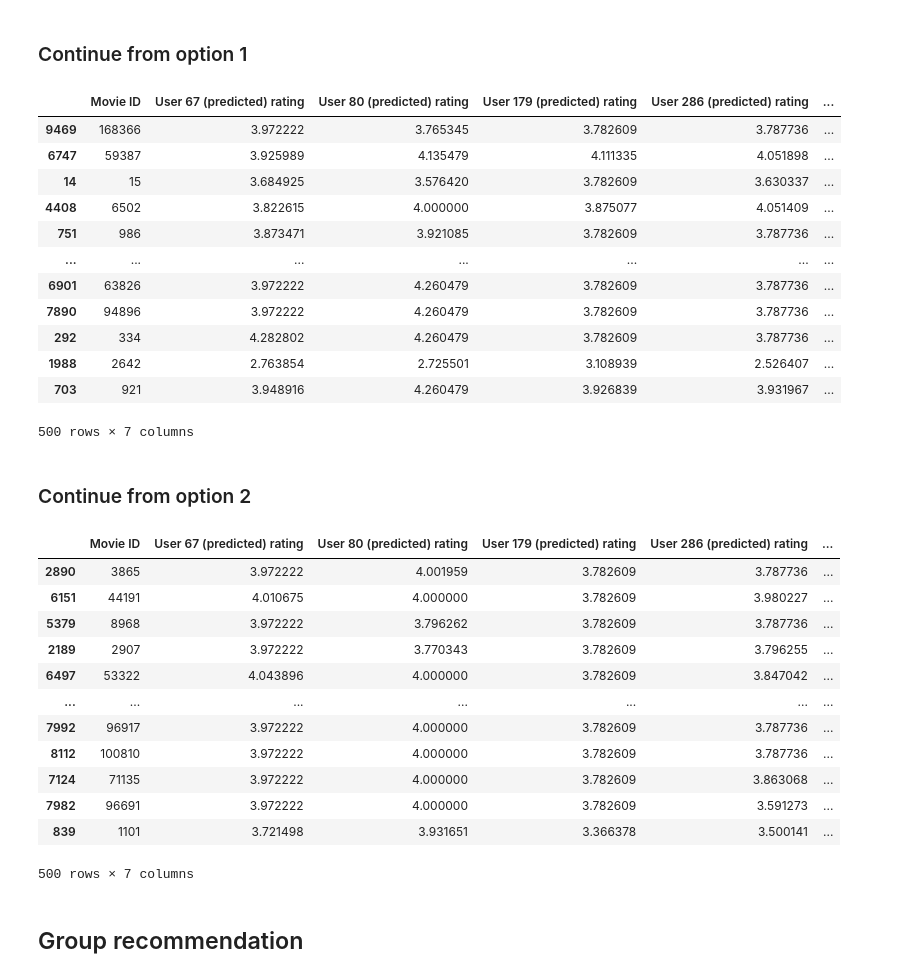
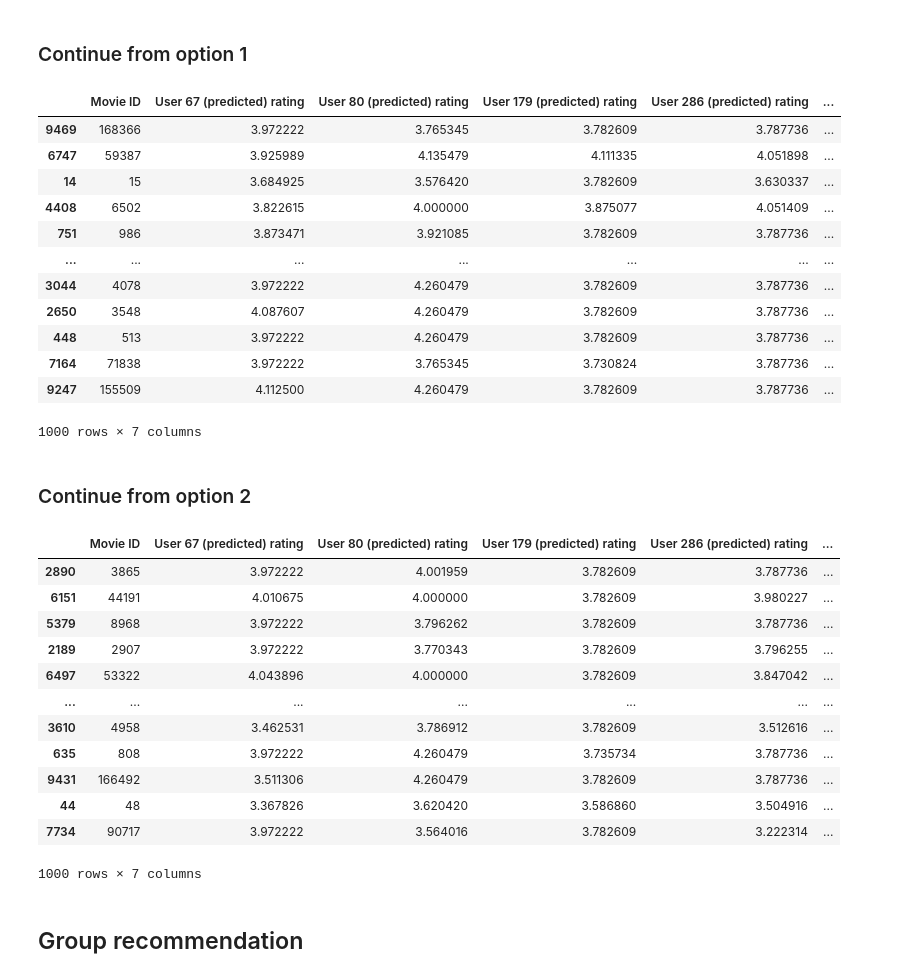
Before and after one commit to MinhNhatTRUONG-2001/movie-lens, a Jupyter notebook: movie-lens.ipynb, the cells around one changed output. Saved outputs shown, nothing was run; the diff lists cells and outputs as text; code cells hidden in the pictures.

```diff
--- a/movie-lens.ipynb
+++ b/movie-lens.ipynb
@@ -361,8 +361,9 @@ for i in range(1, len(group_predicted_movie_ratings)):
 merged_group_predicted_movie_ratings_df['Rating Difference'] = merged_group_predicted_movie_ratings_df[[f'User {user_id} (predicted) rating' for user_id in group]].max(axis=1) - merged_group_predicted_movie_ratings_df[[f'User {user_id} (predicted) rating' for user_id in group]].min(axis=1)
 sorted_merged_group_predicted_movie_ratings_df = merged_group_predicted_movie_ratings_df.sort_values(by='Rating Difference')
 
-# Get top 500 lowest rating difference
-filtered_sorted_merged_group_predicted_movie_ratings_df = sorted_merged_group_predicted_movie_ratings_df[:500]
+# Get top n lowest rating difference
+n_lowest_rating_diff = 1000
+filtered_sorted_merged_group_predicted_movie_ratings_df = sorted_merged_group_predicted_movie_ratings_df[:n_lowest_rating_diff]
 filtered_sorted_merged_group_predicted_movie_ratings_df
 # %% [output]
 |  | Movie ID | User 67 (predicted) rating | User 80 (predicted) rating | User 179 (predicted) rating | User 286 (predicted) rating | ... |
@@ -372,44 +373,44 @@ filtered_sorted_merged_group_predicted_movie_ratings_df
 | 4408 | 6502 | 3.822615 | 4.000000 | 3.875077 | 4.051409 | ... |
 | 751 | 986 | 3.873471 | 3.921085 | 3.782609 | 3.787736 | ... |
 | ... | ... | ... | ... | ... | ... | ... |
-| 6901 | 63826 | 3.972222 | 4.260479 | 3.782609 | 3.787736 | ... |
-| 7890 | 94896 | 3.972222 | 4.260479 | 3.782609 | 3.787736 | ... |
-| 292 | 334 | 4.282802 | 4.260479 | 3.782609 | 3.787736 | ... |
-| 1988 | 2642 | 2.763854 | 2.725501 | 3.108939 | 2.526407 | ... |
-| 703 | 921 | 3.948916 | 4.260479 | 3.926839 | 3.931967 | ... |
+| 3044 | 4078 | 3.972222 | 4.260479 | 3.782609 | 3.787736 | ... |
+| 2650 | 3548 | 4.087607 | 4.260479 | 3.782609 | 3.787736 | ... |
+| 448 | 513 | 3.972222 | 4.260479 | 3.782609 | 3.787736 | ... |
+| 7164 | 71838 | 3.972222 | 3.765345 | 3.730824 | 3.787736 | ... |
+| 9247 | 155509 | 4.112500 | 4.260479 | 3.782609 | 3.787736 | ... |
-500 rows × 7 columns
+1000 rows × 7 columns
 # %% [markdown]
 ### Continue from option 2
 # %%
 # Merge all group members' predicted movie ratings into a single table by movie ID
 merged_group_new_predicted_movie_ratings_df = group_new_predicted_movie_ratings[0]
 merged_group_new_predicted_movie_ratings_df = merged_group_new_predicted_movie_ratings_df.rename(columns={'User a (predicted) movie rating': f'User {group[0]} (predicted) rating'})
 for i in range(1, len(group_new_predicted_movie_ratings)):
     temp_predicted_movie_ratings_df = group_new_predicted_movie_ratings[i].rename(columns={'User a (predicted) movie rating': f'User {group[i]} (predicted) rating'})
     merged_group_new_predicted_movie_ratings_df = pd.merge(merged_group_new_predicted_movie_ratings_df, temp_predicted_movie_ratings_df, on="Movie ID")
 
 # Add a new column for calculating rating differences between the max and min predicted ratings for each movie
 merged_group_new_predicted_movie_ratings_df['Rating Difference'] = merged_group_new_predicted_movie_ratings_df[[f'User {user_id} (predicted) rating' for user_id in group]].max(axis=1) - merged_group_new_predicted_movie_ratings_df[[f'User {user_id} (predicted) rating' for user_id in group]].min(axis=1)
 sorted_merged_group_new_predicted_movie_ratings_df = merged_group_new_predicted_movie_ratings_df.sort_values(by='Rating Difference')
 
 # Get top n lowest rating difference
-n_lowest_rating_diff = 500
+n_lowest_rating_diff = 1000
 filtered_sorted_merged_group_new_predicted_movie_ratings_df = sorted_merged_group_new_predicted_movie_ratings_df[:n_lowest_rating_diff]
 filtered_sorted_merged_group_new_predicted_movie_ratings_df
 # %% [output]
 |  | Movie ID | User 67 (predicted) rating | User 80 (predicted) rating | User 179 (predicted) rating | User 286 (predicted) rating | ... |
 | 2890 | 3865 | 3.972222 | 4.001959 | 3.782609 | 3.787736 | ... |
 | 6151 | 44191 | 4.010675 | 4.000000 | 3.782609 | 3.980227 | ... |
 | 5379 | 8968 | 3.972222 | 3.796262 | 3.782609 | 3.787736 | ... |
 | 2189 | 2907 | 3.972222 | 3.770343 | 3.782609 | 3.796255 | ... |
 | 6497 | 53322 | 4.043896 | 4.000000 | 3.782609 | 3.847042 | ... |
 | ... | ... | ... | ... | ... | ... | ... |
-| 7992 | 96917 | 3.972222 | 4.000000 | 3.782609 | 3.787736 | ... |
-| 8112 | 100810 | 3.972222 | 4.000000 | 3.782609 | 3.787736 | ... |
-| 7124 | 71135 | 3.972222 | 4.000000 | 3.782609 | 3.863068 | ... |
-| 7982 | 96691 | 3.972222 | 4.000000 | 3.782609 | 3.591273 | ... |
-| 839 | 1101 | 3.721498 | 3.931651 | 3.366378 | 3.500141 | ... |
+| 3610 | 4958 | 3.462531 | 3.786912 | 3.782609 | 3.512616 | ... |
+| 635 | 808 | 3.972222 | 4.260479 | 3.735734 | 3.787736 | ... |
+| 9431 | 166492 | 3.511306 | 4.260479 | 3.782609 | 3.787736 | ... |
+| 44 | 48 | 3.367826 | 3.620420 | 3.586860 | 3.504916 | ... |
+| 7734 | 90717 | 3.972222 | 3.564016 | 3.782609 | 3.222314 | ... |
-500 rows × 7 columns
+1000 rows × 7 columns
 # %% [markdown]
 ## Group recommendation
 # %%
```
Also changed, not shown: parts of 5 cells of this notebook.
